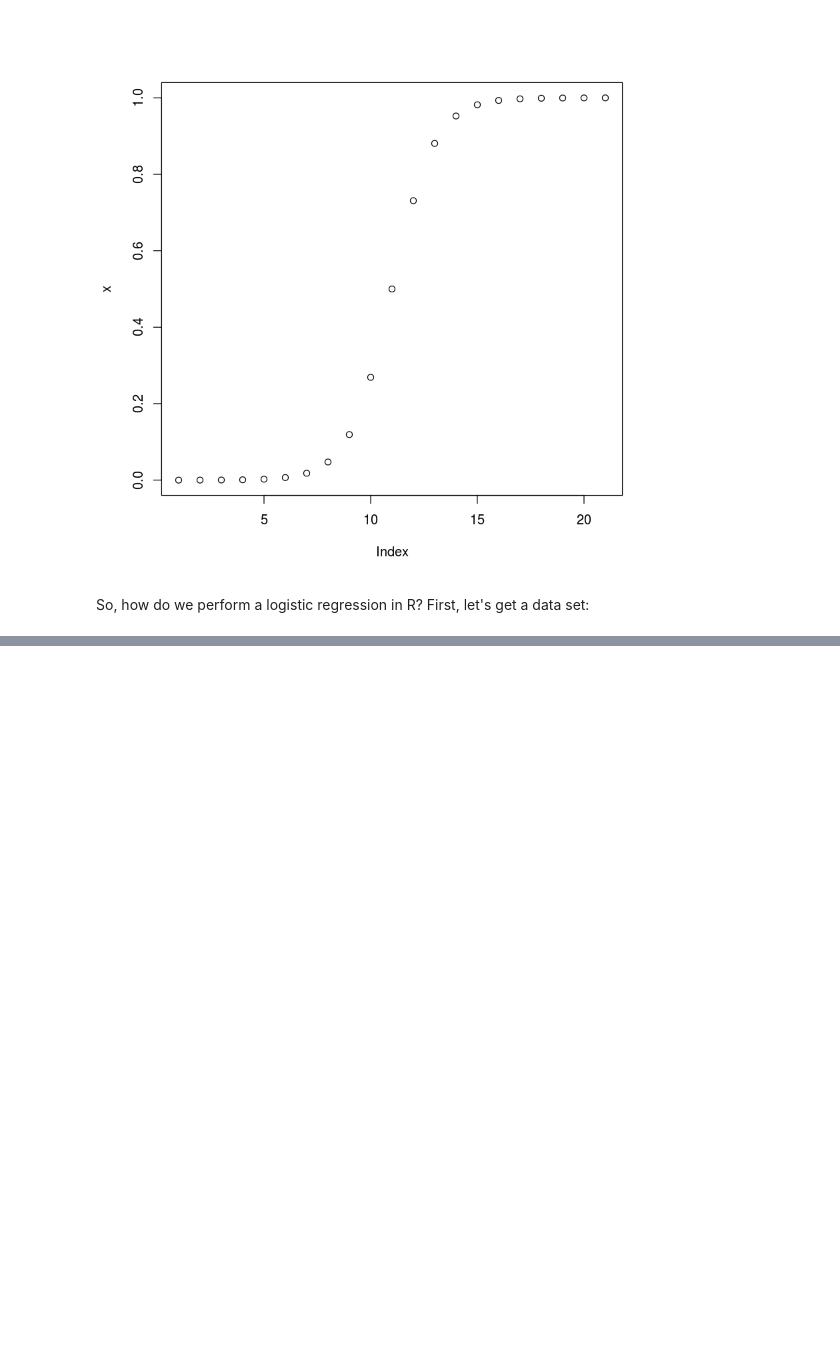
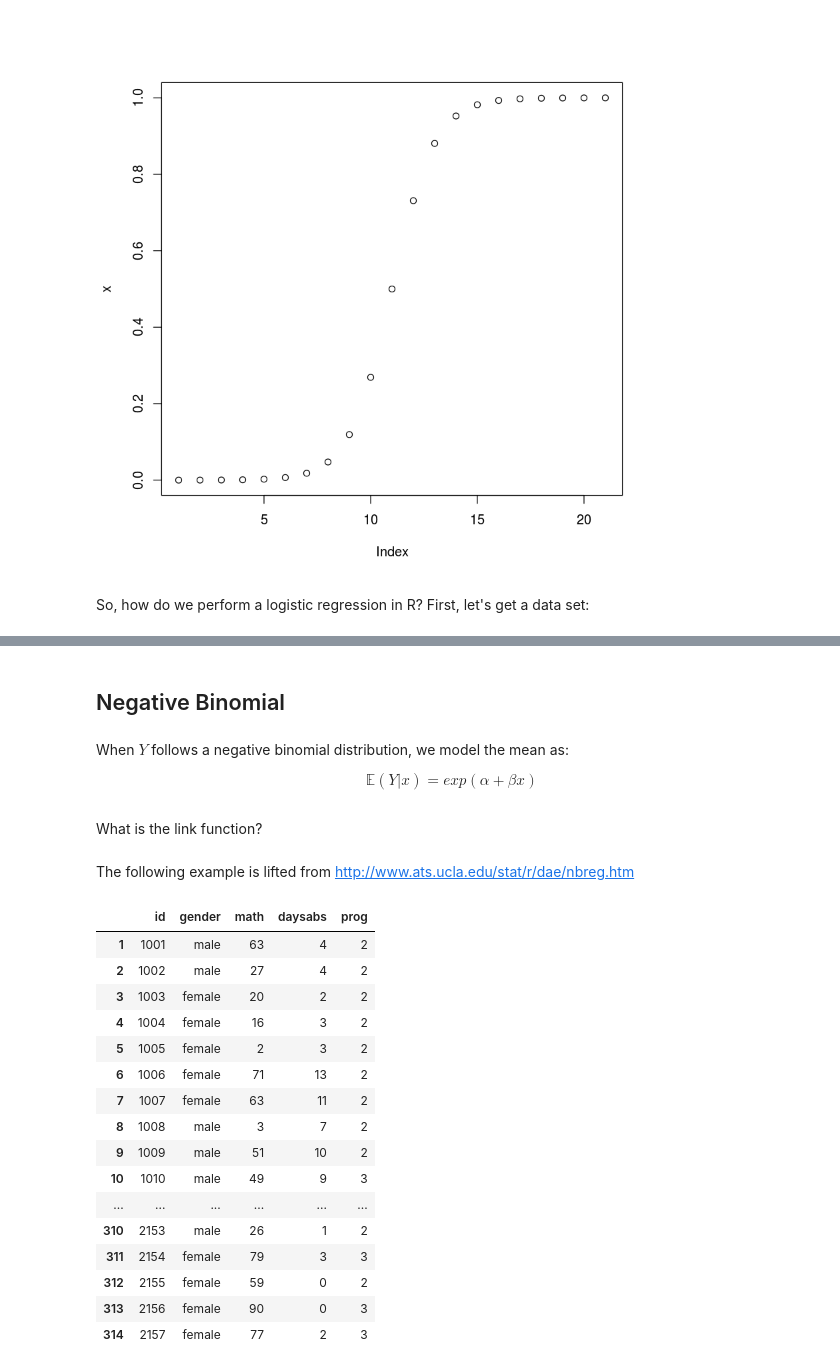
Before and after one commit to duke-biostats/ngs-2015, a Jupyter notebook: Wk2_Tue/LogisticRegression.ipynb, the cells around one changed output, grey strips where cells are left out. Drawn from its saved outputs; the diff is of its cells as text; code cells hidden in the pictures; blank space fills up the shorter version.

```diff
--- a/Wk2_Tue/LogisticRegression.ipynb
+++ b/Wk2_Tue/LogisticRegression.ipynb
@@ -133,0 +167,10 @@ Number of Fisher Scoring iterations: 5
+# %% [markdown]
+## Negative Binomial
+# %% [markdown]
+When $Y$ follows a negative binomial distribution, we model the mean as:
+
+$$\mathbb{E}(Y|x) = exp(\alpha + \beta x)$$
+# %% [markdown]
+What is the link function?
+# %% [markdown]
+The following example is lifted from http://www.ats.ucla.edu/stat/r/dae/nbreg.htm
@@ -133,0 +182,20 @@ Number of Fisher Scoring iterations: 5
+# %%
+dat
+# %% [output]
+|  | id | gender | math | daysabs | prog |
+| 1 | 1001 | male | 63 | 4 | 2 |
+| 2 | 1002 | male | 27 | 4 | 2 |
+| 3 | 1003 | female | 20 | 2 | 2 |
+| 4 | 1004 | female | 16 | 3 | 2 |
+| 5 | 1005 | female | 2 | 3 | 2 |
+| 6 | 1006 | female | 71 | 13 | 2 |
+| 7 | 1007 | female | 63 | 11 | 2 |
+| 8 | 1008 | male | 3 | 7 | 2 |
+| 9 | 1009 | male | 51 | 10 | 2 |
+| 10 | 1010 | male | 49 | 9 | 3 |
+| ... | ... | ... | ... | ... | ... |
+| 310 | 2153 | male | 26 | 1 | 2 |
+| 311 | 2154 | female | 79 | 3 | 3 |
+| 312 | 2155 | female | 59 | 0 | 2 |
+| 313 | 2156 | female | 90 | 0 | 3 |
+| 314 | 2157 | female | 77 | 2 | 3 |
```
Also changed, not shown: parts of 20 cells of this notebook.
